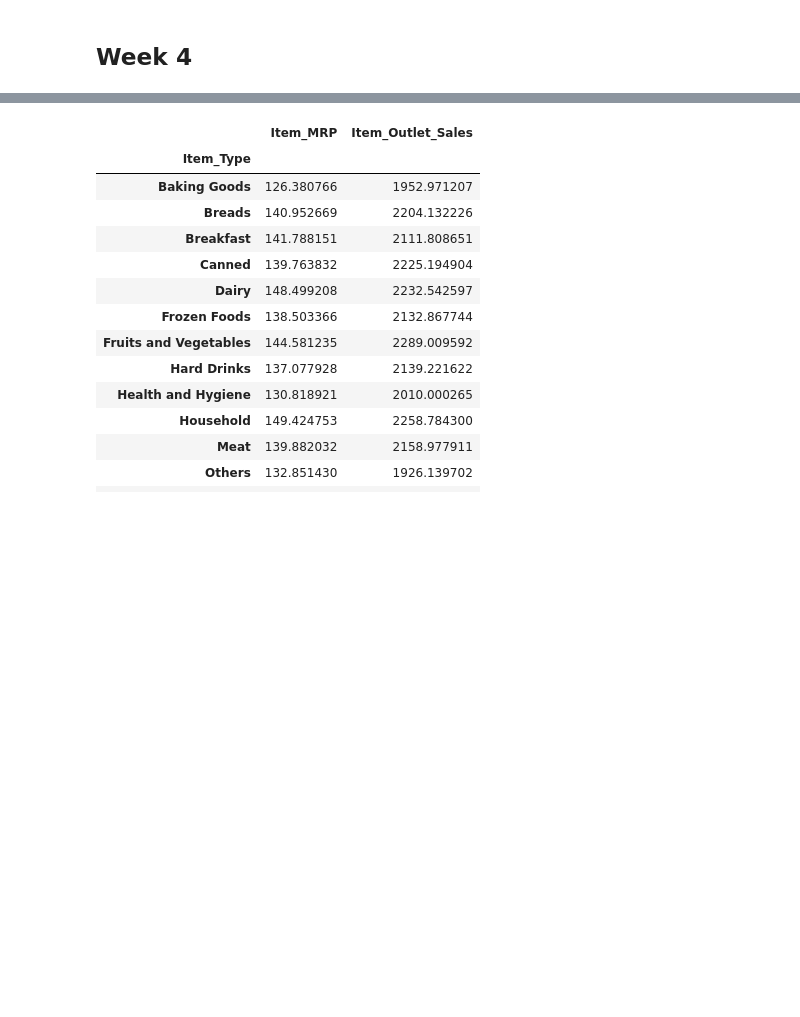
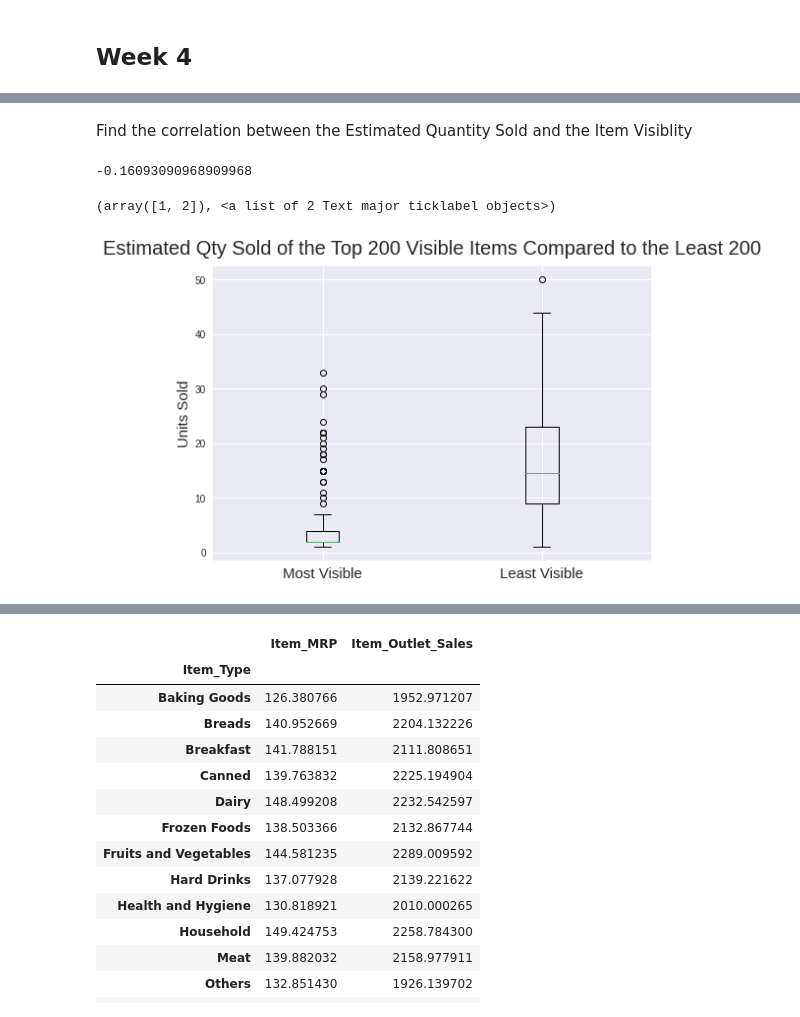
Before and after one commit to ialkamal/food-sales-predictions, a Jupyter notebook: food_sales_predictions.ipynb, the cells around one changed output, grey strips where cells are left out. Saved outputs shown, nothing was run; the diff lists cells and outputs as text; code cells hidden in the pictures; blank space fills up the shorter version.

```diff
--- a/food_sales_predictions.ipynb
+++ b/food_sales_predictions.ipynb
@@ -440,0 +443,5 @@ sns.heatmap(corr,cmap="Blues")
+# %%
+items_visiblity = sales_ds.sort_values(by='Item_Visibility')
+est_qty_sold = pd.DataFrame({'Estimated_Quantity_Sold':np.round(np.divide(items_visiblity['Item_Outlet_Sales'],items_visiblity['Item_MRP']),0)})
+items_visiblity = pd.concat([items_visiblity,est_qty_sold], join = 'outer', axis = 1)
+items_visiblity
@@ -440,0 +462,17 @@ sns.heatmap(corr,cmap="Blues")
+# %% [markdown]
+Find the correlation between the Estimated Quantity Sold and the Item Visiblity
+# %%
+corr1 = items_visiblity['Item_Visibility'].corr(items_visiblity['Estimated_Quantity_Sold'])
+corr1
+# %% [output]
+-0.16093090968909968
+# %%
+most_visible = items_visiblity.tail(200)
+least_visible = items_visiblity.head(200)
+plt.boxplot([most_visible['Estimated_Quantity_Sold'],least_visible['Estimated_Quantity_Sold']],labels=["Most Visible", "Least Visible"])
+plt.title('Estimated Qty Sold of the Top 200 Visible Items Compared to the Least 200',size=20,y=1.02)
+plt.ylabel("Units Sold",size=15)
+plt.xticks(fontsize=15)
+# %% [output]
+(array([1, 2]), <a list of 2 Text major ticklabel objects>)
+[figure, added]
```
Also changed, not shown: parts of 22 cells of this notebook.
